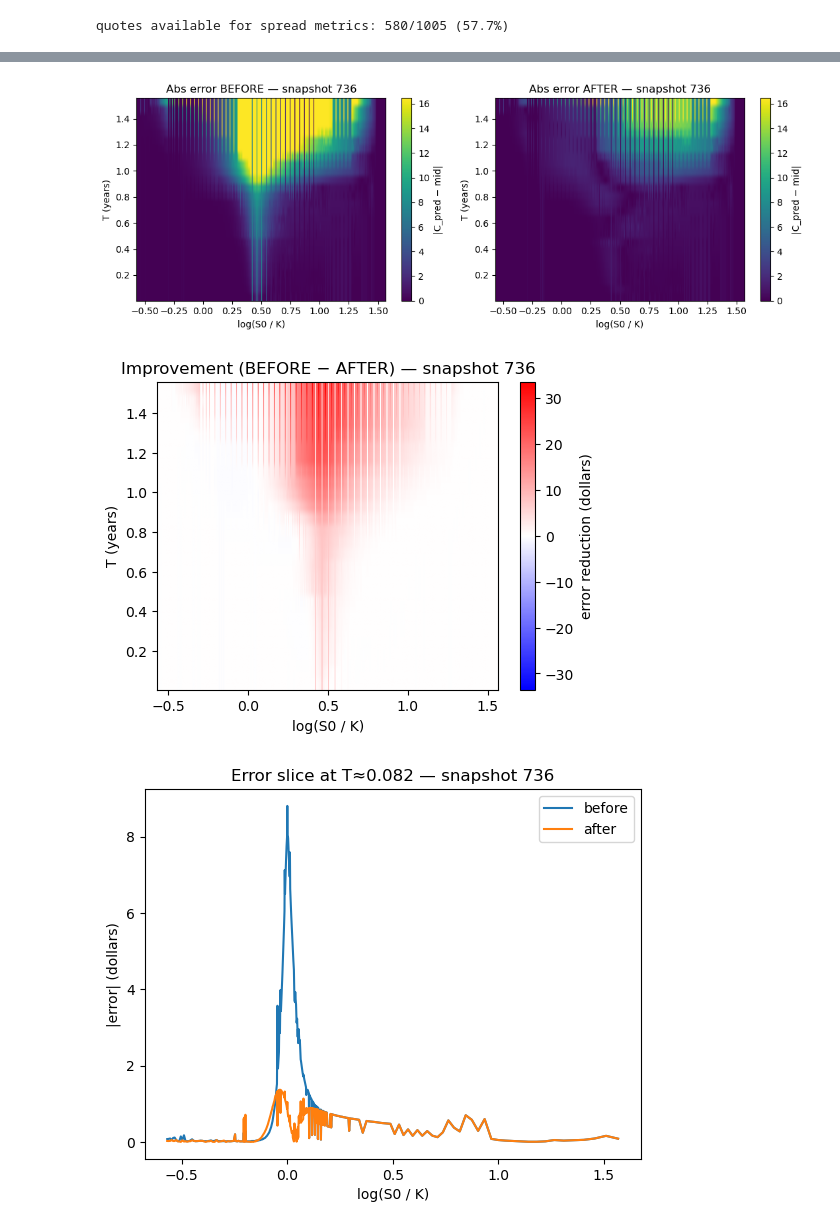
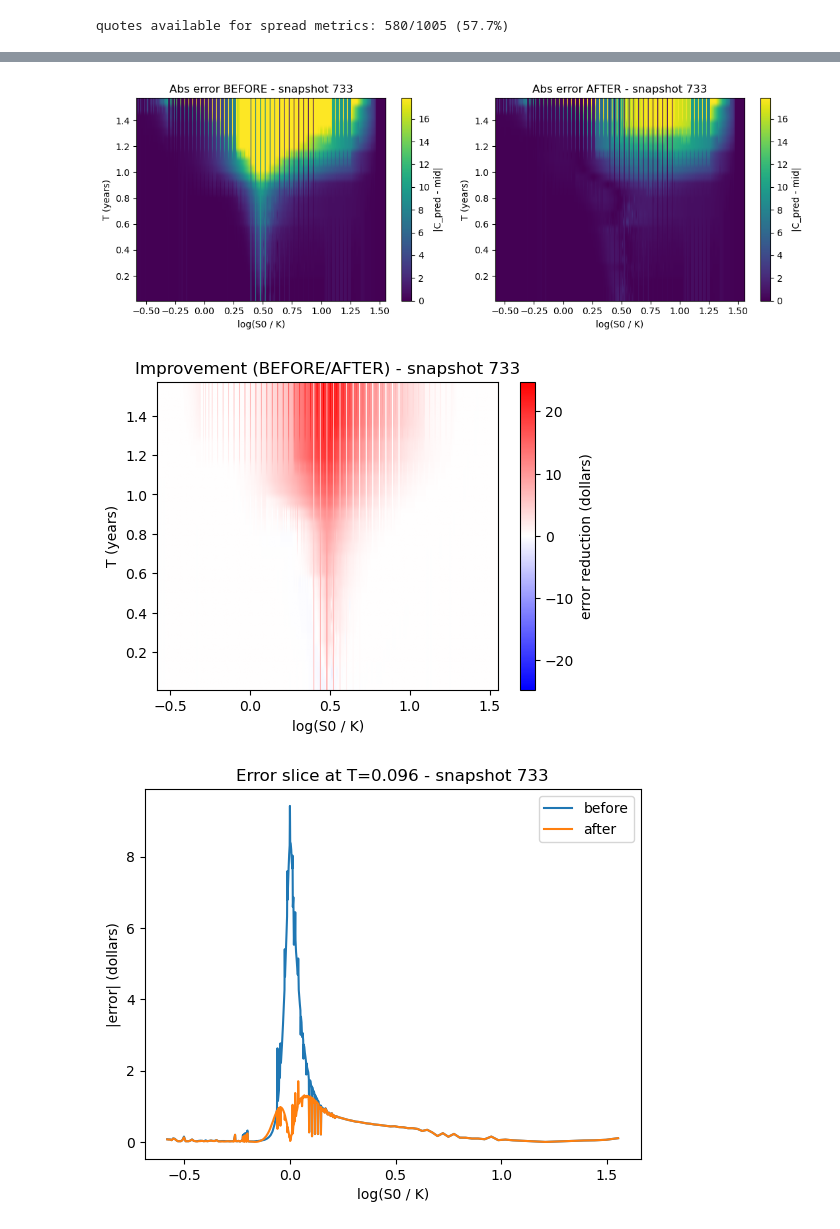
Before and after one commit to nickvpn/deep-learning-2025, a Jupyter notebook: Projects/Project 1/Project1.ipynb, the cells around one changed output, grey strips where cells are left out. Saved outputs shown, nothing was run; the diff lists cells and outputs as text; code cells hidden in the pictures.

```diff
--- a/Projects/Project 1/Project1.ipynb
+++ b/Projects/Project 1/Project1.ipynb
@@ -587,19 +638,34 @@ df_val = filter_by_snapshots(df, splits["val"])
 df_train_obs = observed_only(df_train, obs_mask)
 df_val_obs = observed_only(df_val,   obs_mask)
 
+NUM_WORKERS = 4  # 0 for absolute simplicity
+BS = 1024
+
 # DATASETS (fit stats on train, reuse on val)
 train_ds = OptionDataset(df_train_obs, stats=None, standardize=True)
 val_ds = OptionDataset(df_val_obs, stats=train_ds.stats, standardize=True)
 
 # DATALOADERS
-train_loader = DataLoader(train_ds, batch_size=1024, shuffle=True)
-val_loader = DataLoader(val_ds, batch_size=1024, shuffle=False)
+train_loader = DataLoader(
+    train_ds, batch_size=BS, shuffle=True,
+    generator=GEN_CPU, num_workers=NUM_WORKERS,
+    worker_init_fn=worker_init_fn, persistent_workers=(NUM_WORKERS>0),
+    pin_memory=True
+)
+
+val_loader = DataLoader(
+    val_ds, batch_size=BS, shuffle=False,
+    num_workers=NUM_WORKERS, worker_init_fn=worker_init_fn,
+    persistent_workers=(NUM_WORKERS>0), pin_memory=True
+)
 
 # helper to move a batch to device
 device = torch.device("cuda" if torch.cuda.is_available() else "cpu")
 def to_device(batch, device):
     return {k: (v.to(device) if torch.is_tensor(v) else v) for k, v in batch.items()}
 # %%
+GEN_CPU, GEN_CUDA = set_seed(SEED, deterministic=True)
+
 # MODEL + ADAM OPTIMIZER
 model = MLP_IV().to(device)
 
@@ -613,8 +681,6 @@ optimizer = torch.optim.Adam(
 # %%
-import os, json
-
 ckpt_path = "model_best.pt"
-best_val  = math.inf
+best_val  = float("inf")
 patience  = 5
 bad_epochs = 0
 log_every = 1  # epochs
@@ -1746,8 +1905,5 @@ Headline — Across held-out snapshots: MAE $1.993 → $1.229 (38.3% drop), SMAP
 # %%
 # ---- Make the improvement visible: error heatmaps & slices ----
-import numpy as np, matplotlib.pyplot as plt
-import torch
-
 @torch.no_grad()
 def _error_grid(df_s, model, stats, device):
     # predictions
@@ -1766,7 +1922,7 @@ def _error_grid(df_s, model, stats, device):
     return piv.index.values, piv.columns.values, piv.values
 
 # choose the same snapshot you used above (or pick the one with biggest improvement)
-sid_plot = 736  # or: int(report_df.sort_values("MAE_impr_%", ascending=False).iloc[0]["snapshot_id"])
+sid_plot = 733
 df_s = df[df["snapshot_id"]==sid_plot].copy()
 
 T_b, E_b, G_b = _error_grid(df_s, model_before, stats_before, device)   # before errors
@@ -1778,40 +1934,42 @@ vmax = np.percentile(np.r_[G_b.ravel(), G_a.ravel()], 95)  # robust cap
 plt.figure(figsize=(11,4))
 plt.subplot(1,2,1)
 plt.imshow(G_b, origin="lower", aspect="auto",
            extent=[E_b.min(), E_b.max(), T_b.min(), T_b.max()],
            vmin=0, vmax=vmax, cmap="viridis")
-plt.title(f"Abs error BEFORE — snapshot {sid_plot}")
-plt.xlabel("log(S0 / K)"); plt.ylabel("T (years)"); plt.colorbar(label="|C_pred − mid|")
+plt.title(f"Abs error BEFORE - snapshot {sid_plot}")
+plt.xlabel("log(S0 / K)"); plt.ylabel("T (years)"); plt.colorbar(label="|C_pred - mid|")
 
 plt.subplot(1,2,2)
 plt.imshow(G_a, origin="lower", aspect="auto",
            extent=[E_a.min(), E_a.max(), T_a.min(), T_a.max()],
            vmin=0, vmax=vmax, cmap="viridis")
-plt.title(f"Abs error AFTER — snapshot {sid_plot}")
-plt.xlabel("log(S0 / K)"); plt.ylabel("T (years)"); plt.colorbar(label="|C_pred − mid|")
+plt.title(f"Abs error AFTER - snapshot {sid_plot}")
+plt.xlabel("log(S0 / K)"); plt.ylabel("T (years)"); plt.colorbar(label="|C_pred - mid|")
 plt.tight_layout(); plt.show()
 
 # improvement map (positive = after is better)
 plt.figure(figsize=(5.5,4))
 delta = G_b - G_a
 v = np.max(np.abs(delta))
 plt.imshow(delta, origin="lower", aspect="auto",
            extent=[E_b.min(), E_b.max(), T_b.min(), T_b.max()],
            vmin=-v, vmax=v, cmap="bwr")
-plt.title(f"Improvement (BEFORE − AFTER) — snapshot {sid_plot}")
+plt.title(f"Improvement (BEFORE/AFTER) - snapshot {sid_plot}")
 plt.xlabel("log(S0 / K)"); plt.ylabel("T (years)")
 plt.colorbar(label="error reduction (dollars)")
 plt.show()
 
 # one clean slice at a mid tenor
 row = np.argmin(np.abs(T_b - np.median(T_b)))
 plt.figure()
 plt.plot(E_b, G_b[row], label="before")
 plt.plot(E_a, G_a[row], label="after")
 plt.xlabel("log(S0 / K)"); plt.ylabel("|error| (dollars)")
-plt.title(f"Error slice at T≈{T_b[row]:.3f} — snapshot {sid_plot}")
-plt.legend(); plt.show()
+plt.title(f"Error slice at T={T_b[row]:.3f} - snapshot {sid_plot}")
+plt.legend();
+plt.savefig("my_plot2.pdf", bbox_inches='tight')
+plt.show()
 # %% [output]
-[figure, old version]
+[figure, new version]
-[figure, old version]
+[figure, new version]
-[figure, old version]
+[figure, new version]
```
Also changed, not shown: parts of 41 cells of this notebook, 10 other files.
